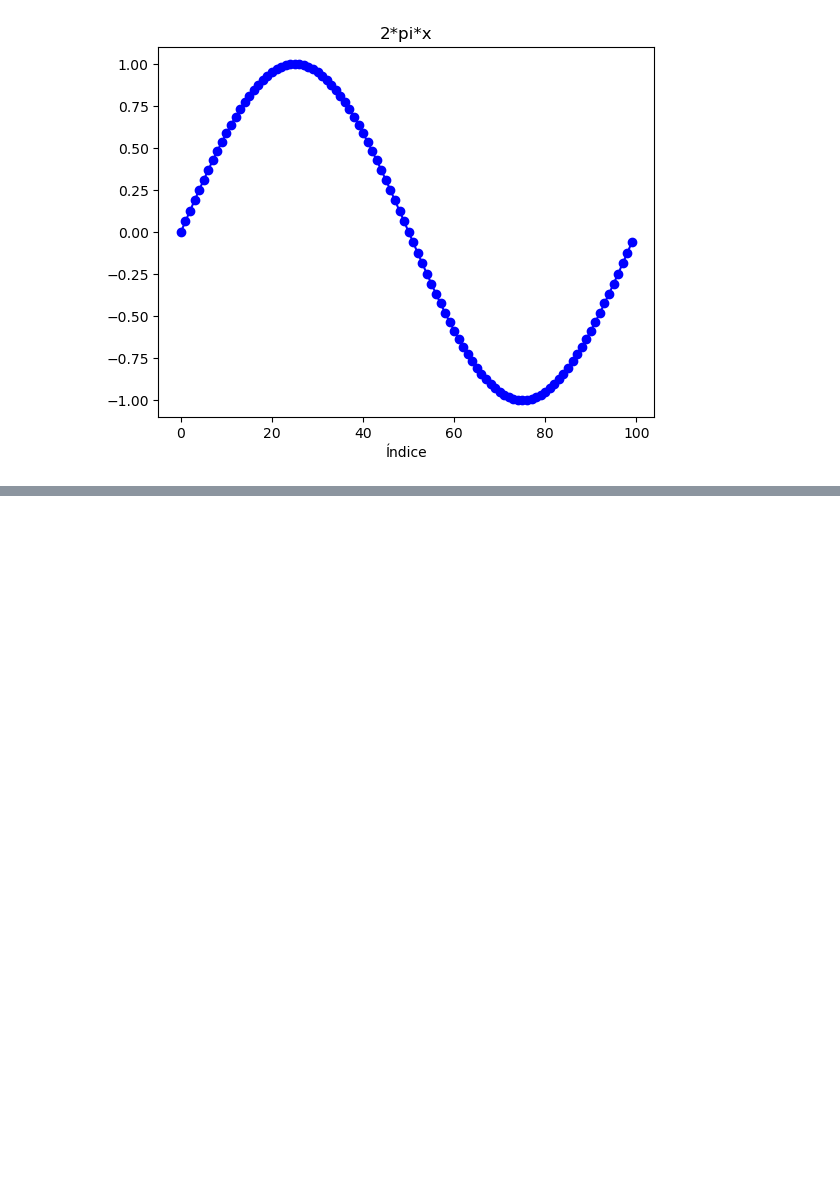
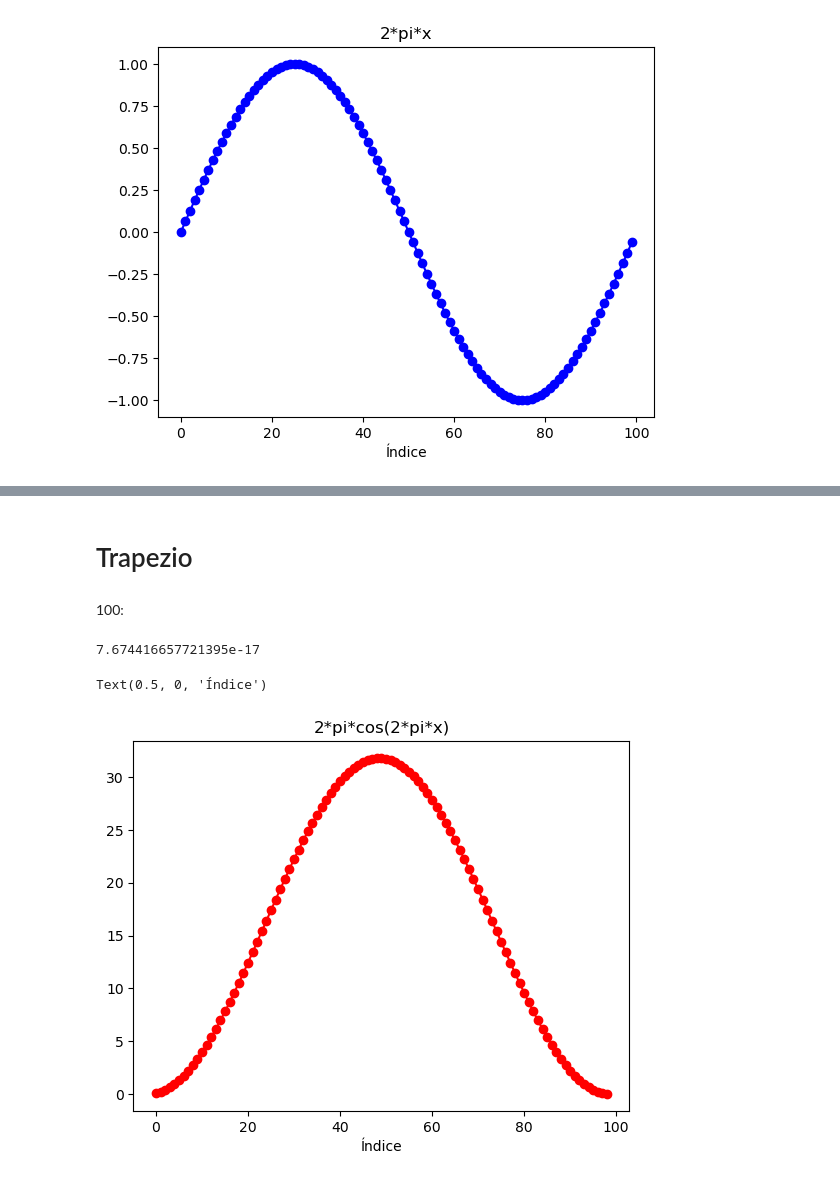
Before and after one commit to enzo-souza/av7, a Jupyter notebook: av7.ipynb, the cells around one changed output, grey strips where cells are left out. Cells and saved outputs as stored; diff of their text form; code cells hidden in the pictures; blank space fills up the shorter version.

```diff
--- a/av7.ipynb
+++ b/av7.ipynb
@@ -35,0 +132,28 @@ Text(0.5, 0, 'Índice')
+# %% [markdown]
+# Trapezio
+# %% [markdown]
+100:
+# %%
+def f(x):
+    return np.sin(2 * np.pi * x)
+
+N = 100
+a = 0.0
+b = 1.0
+h = (b-a)/N
+
+
+pontos = []
+s = 0.5*f(a) + 0.5*f(b)
+for k in range(1,N):
+    s += f(a+k*h)
+    pontos.append(s)
+print(h*s)
+
+plt.plot(pontos, marker='o', linestyle='-', color='r')
+plt.title('2*pi*cos(2*pi*x)')
+plt.xlabel('Índice')
+# %% [output]
+7.674416657721395e-17
+Text(0.5, 0, 'Índice')
+[figure, added]
```
Also changed, not shown: parts of 20 cells of this notebook, 6 other files.
